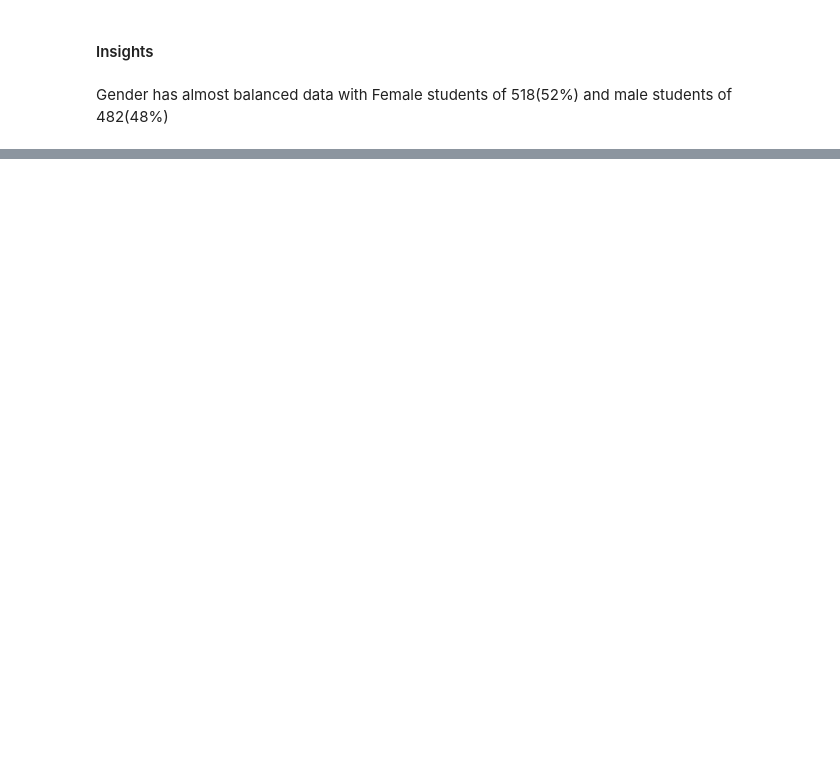
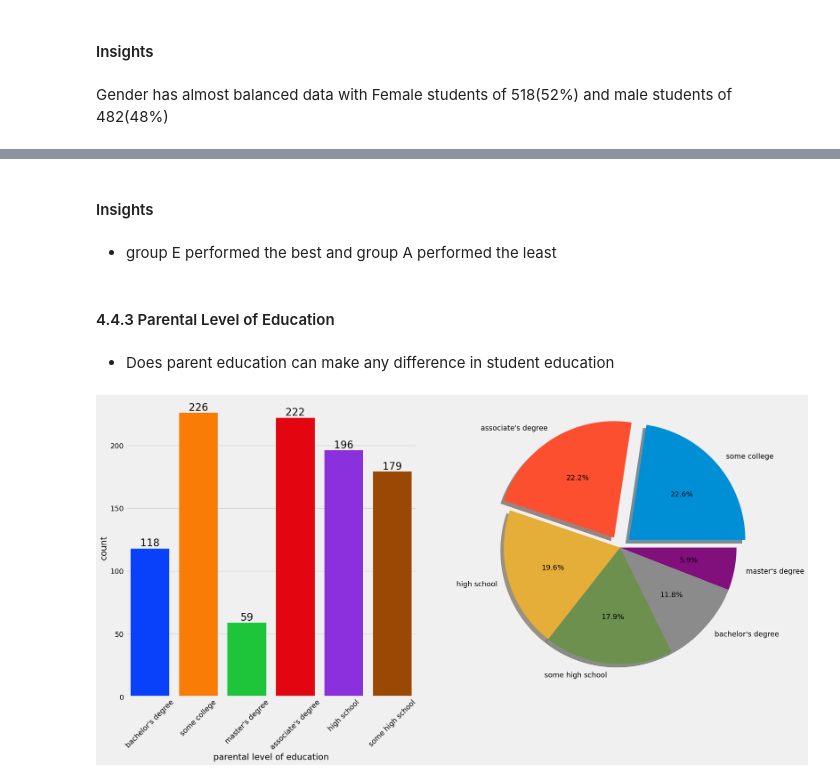
Before and after one commit to Jomin-m/Machine-Learning_Project, a Jupyter notebook: notebook/EDA STUDENT PERFORMANCE.ipynb, the cells around one changed output, grey strips where cells are left out. Saved outputs shown, nothing was run; the diff lists cells and outputs as text; code cells hidden in the pictures; blank space fills up the shorter version.

```diff
--- a/notebook/EDA STUDENT PERFORMANCE.ipynb
+++ b/notebook/EDA STUDENT PERFORMANCE.ipynb
@@ -410,0 +484,19 @@ Gender has almost balanced data with Female students of 518(52%) and male studen
+# %% [markdown]
+#### Insights
+# %% [markdown]
+- group E performed the best and group A performed the least
+# %% [markdown]
+#### 4.4.3 Parental Level of Education
+# %% [markdown]
+- Does parent education can make any difference in student education
+# %%
+f,ax=plt.subplots(1,2,figsize=(20,10))
+chart = sns.countplot(x=df['parental level of education'],data=df,palette = 'bright',ax=ax[0],saturation=0.95)
+chart.set_xticklabels(chart.get_xticklabels(), rotation = 45)
+for container in ax[0].containers:
+    ax[0].bar_label(container,color='black',size=20)
+
+plt.pie(x = df['parental level of education'].value_counts(),labels=df['parental level of education'].value_counts().index,explode=[0.1,0.1,0,0,0,0],autopct='%1.1f%%',shadow=True)
+plt.show()
+# %% [output]
+[figure, added]
```
Also changed, not shown: parts of 40 cells of this notebook, 10 other files.
